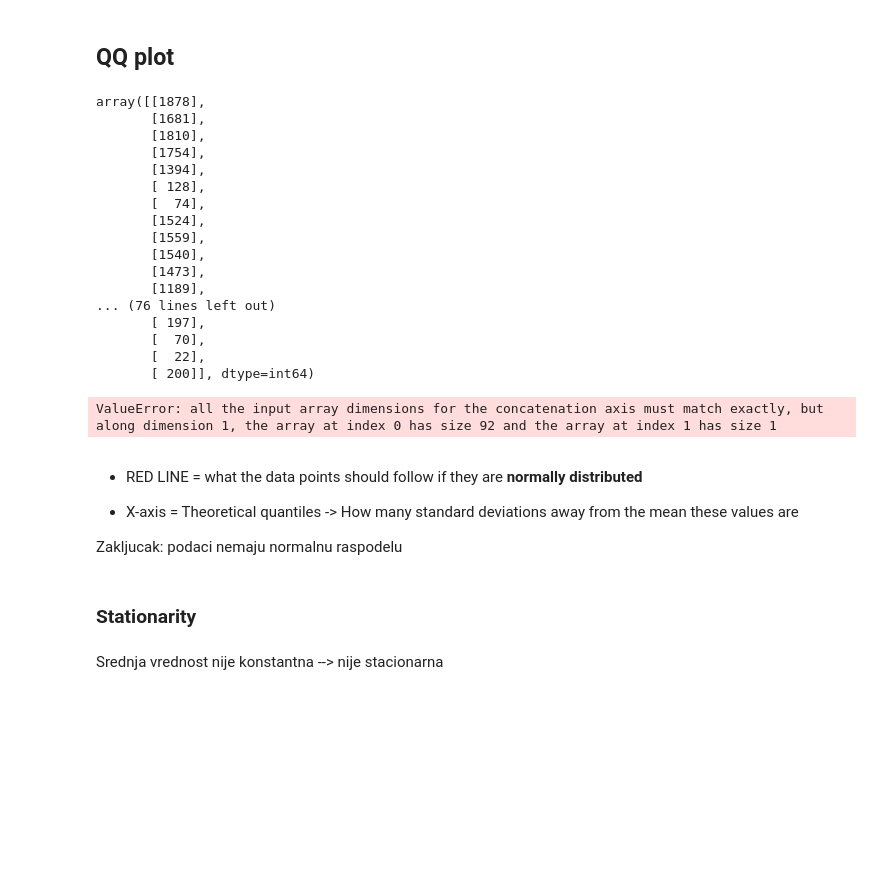
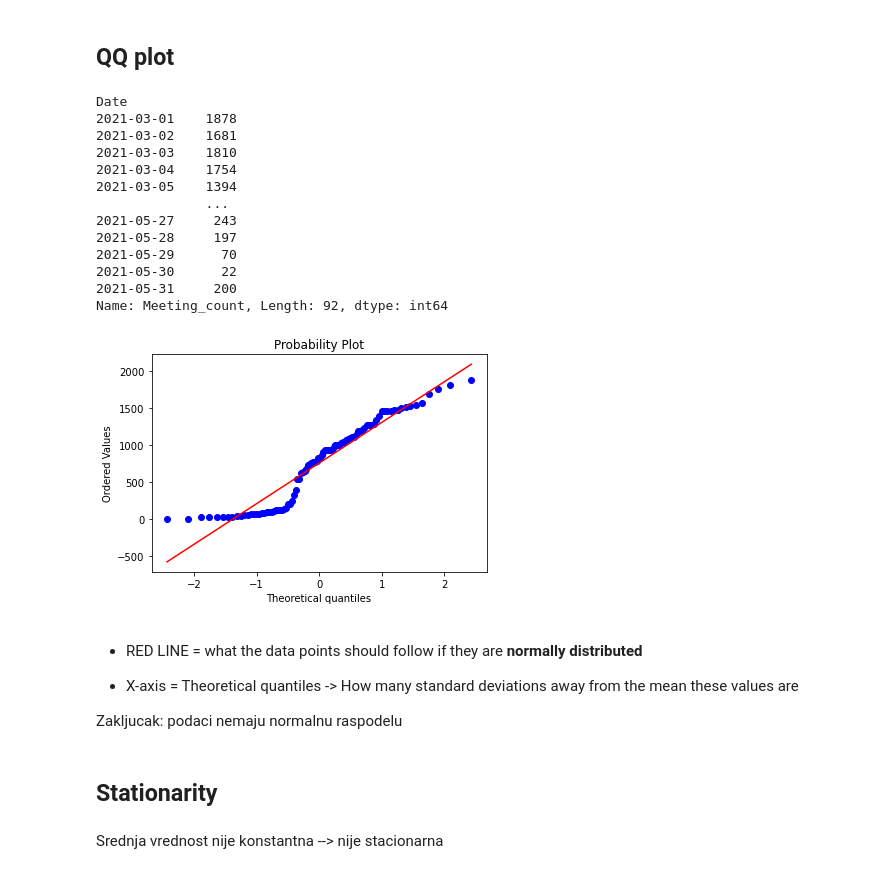
Before and after one commit to Anakin2012/Webex_Time_Series, a Jupyter notebook: webex_time_series.ipynb, the cells around one changed output. Drawn from its saved outputs; the diff is of its cells as text; code cells hidden in the pictures; blank space fills up the shorter version.

```diff
--- a/webex_time_series.ipynb
+++ b/webex_time_series.ipynb
@@ -255,30 +257,29 @@ plt.show()
 # %% [markdown]
 ## QQ plot
 # %%
-ts_mam.values
+
+array = ts_mam.values.flatten()
+ts_mam['Meeting_count'] = array
+ts_mam['Meeting_count']
 # %% [output]
-array([[1878],
-       [1681],
-       [1810],
-       [1754],
-       [1394],
-       [ 128],
-       [  74],
-       [1524],
-       [1559],
-       [1540],
-       [1473],
-       [1189],
-... (76 lines left out)
-       [ 197],
-       [  70],
-       [  22],
-       [ 200]], dtype=int64)
+Date
+2021-03-01    1878
+2021-03-02    1681
+2021-03-03    1810
+2021-03-04    1754
+2021-03-05    1394
+              ...
+2021-05-27     243
+2021-05-28     197
+2021-05-29      70
+2021-05-30      22
+2021-05-31     200
+Name: Meeting_count, Length: 92, dtype: int64
 # %%
-scipy.stats.probplot(ts_mam, plot=pylab)
+scipy.stats.probplot(ts_mam['Meeting_count'], plot=pylab)
 pylab.show()
 # %% [output]
-ValueError: all the input array dimensions for the concatenation axis must match exactly, but along dimension 1, the array at index 0 has size 92 and the array at index 1 has size 1
+[figure, added]
 # %% [markdown]
 - RED LINE = what the data points should follow if they are **normally distributed**
 
@@ -286,7 +287,7 @@ ValueError: all the input array dimensions for the concatenation axis must match
 
 Zakljucak: podaci nemaju normalnu raspodelu
 # %% [markdown]
-### Stationarity
+## Stationarity
 # %%
 #check_mean(ts, 'NOVEMBAR-MART-APRIL-MAJ')
 # %% [markdown]
```
Also changed, not shown: parts of 8 cells of this notebook.
